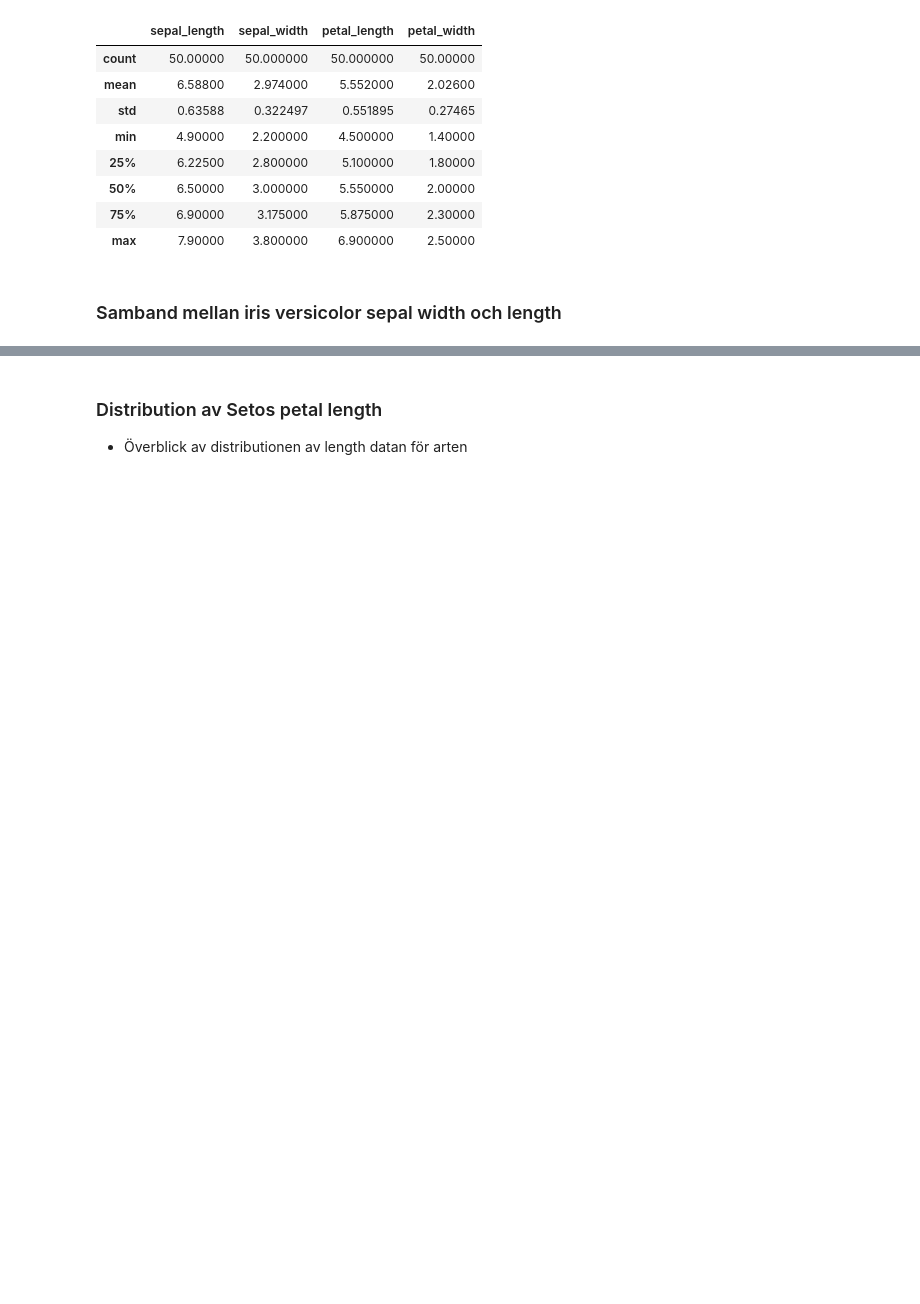
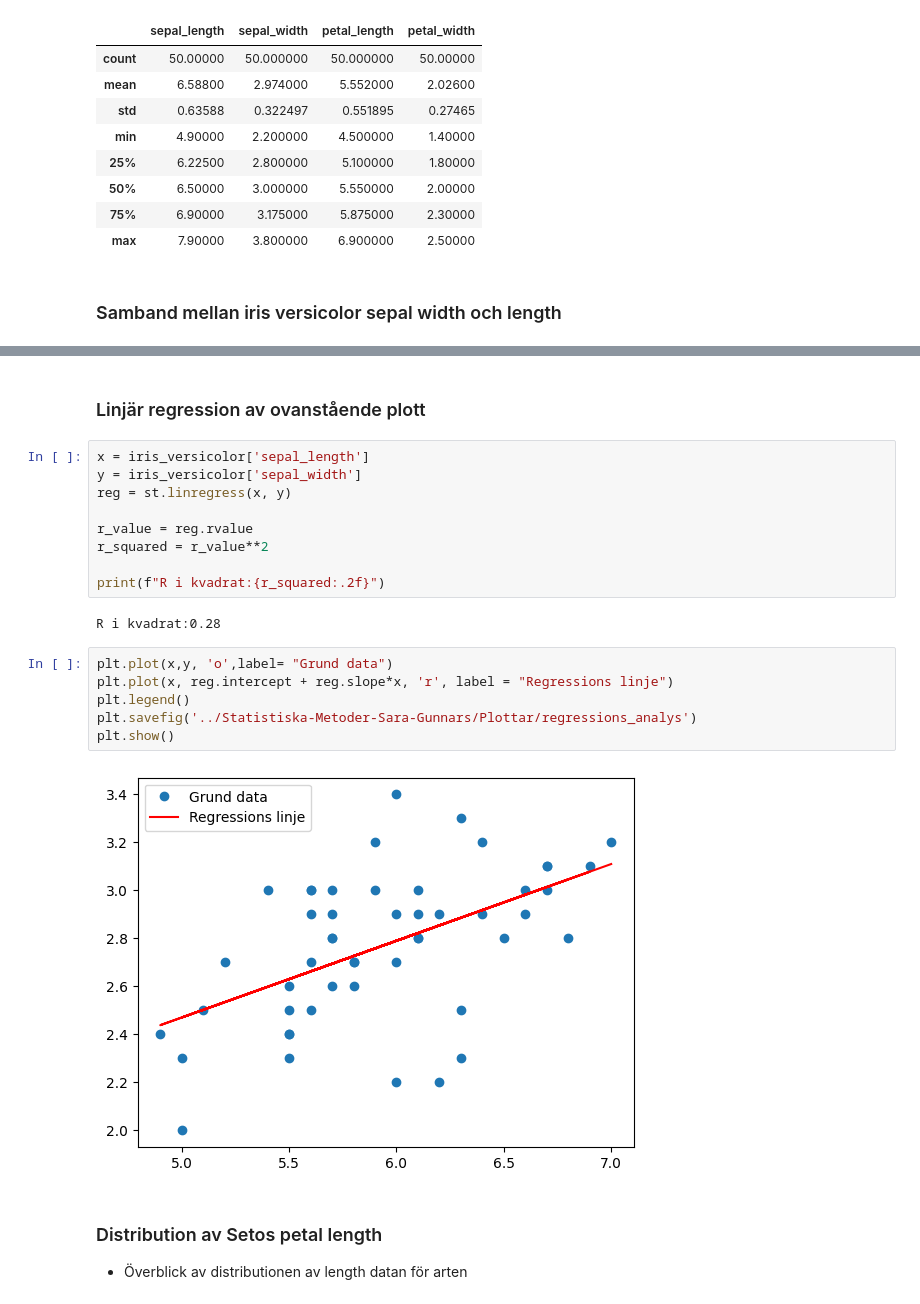
Before and after one commit to SauronGunnars/Statistiska-Metoder-Sara-Gunnars, a Jupyter notebook: rapport.ipynb, the cells around one changed output, grey strips where cells are left out. Cells and saved outputs as stored; diff of their text form; blank space fills up the shorter version.

Commit message:
regressions analys

```diff
--- a/rapport.ipynb
+++ b/rapport.ipynb
@@ -114,4 +113,25 @@ fig.set(xlabel = "Sepal width", ylabel = "Sepal length", title= 'Scatter Iris Ve
 [figure]
+# %% [markdown]
+### Linjär regression av ovanstående plott
+# %%
+x = iris_versicolor['sepal_length']
+y = iris_versicolor['sepal_width']
+reg = st.linregress(x, y)
+
+r_value = reg.rvalue
+r_squared = r_value**2
+
+print(f"R i kvadrat:{r_squared:.2f}")
+# %% [output]
+R i kvadrat:0.28
+# %%
+plt.plot(x,y, 'o',label= "Grund data")
+plt.plot(x, reg.intercept + reg.slope*x, 'r', label = "Regressions linje")
+plt.legend()
+plt.savefig('../Statistiska-Metoder-Sara-Gunnars/Plottar/regressions_analys')
+plt.show()
+# %% [output]
+[figure, added]
 # %% [markdown]
 ### Distribution av Setos petal length
 - Överblick av distributionen av length datan för arten
```
Also changed, not shown: parts of 1 cell of this notebook, 2 other files.
